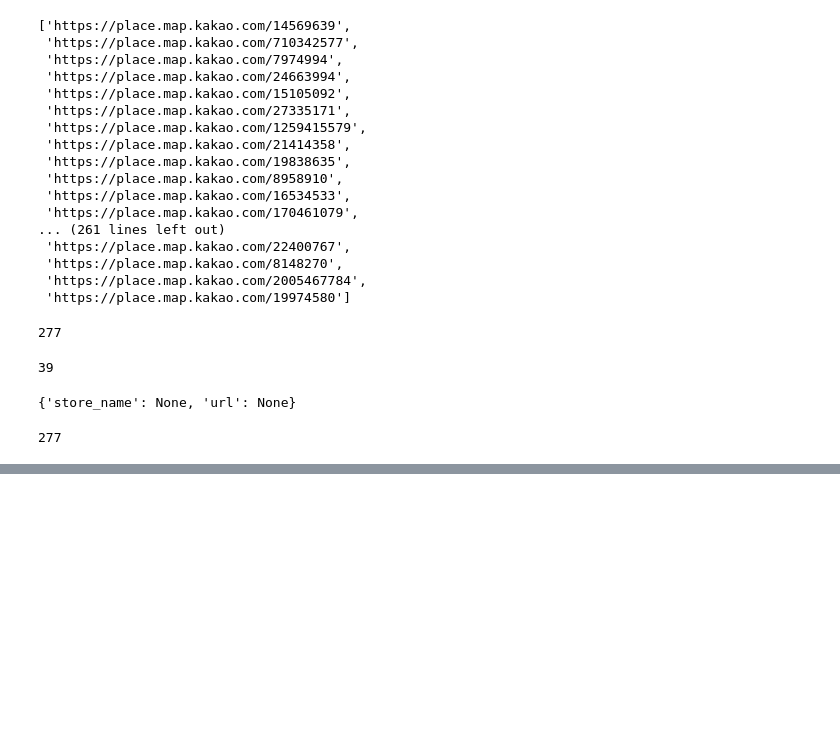
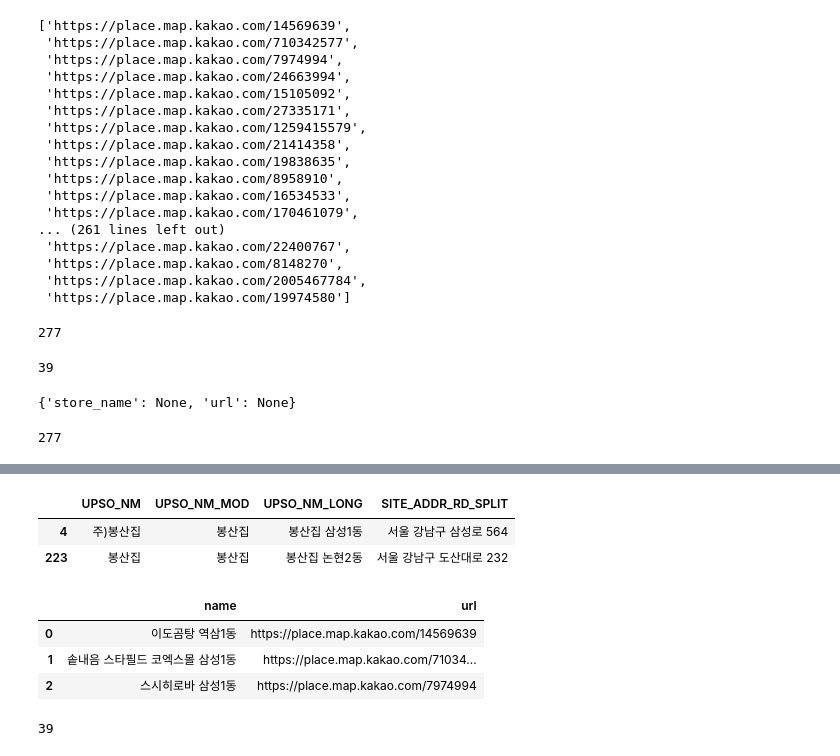
Before and after one commit to benidjor/model-restaurant-in-gangnam, a Jupyter notebook: kakaomap_crawling_pracice.ipynb, the cells around one changed output, grey strips where cells are left out. Cells and saved outputs as stored; diff of their text form; code cells hidden in the pictures; blank space fills up the shorter version.

```diff
--- a/kakaomap_crawling_pracice.ipynb
+++ b/kakaomap_crawling_pracice.ipynb
@@ -1847,0 +1866,16 @@ len(url_pages)
+# %%
+# pickle load
+with open('data/result.pkl', 'rb') as f:
+    data = pickle.load(f)
+
+# pickle 파일에서 모범음식점 지정, 신청, 취소 데이터프레임 각각 선언
+assigned_df = data["data"]["지정"]
+applied_df = data["data"]["신청"]
+canceled_df = data["data"]["취소"]
+# %%
+# 업소 이름 변경 (UPSO_NM 컬럼)
+
+# 1. "~점"으로 되어 있는 부분에서 "점" 제거
+assigned_df["UPSO_NM_MOD"] = assigned_df["UPSO_NM"].apply(lambda x: x.split("점")[0])
+# 2. "주)"로 표시된 부분
+assigned_df["UPSO_NM_MOD"] = assigned_df["UPSO_NM_MOD"].apply(lambda x: x.split("주)")[-1])
@@ -1847,0 +1935,7 @@ len(url_pages)
+# %%
+# 변경된 내용 컬럼 적용 확인 (ex-봉산집)
+assigned_df[assigned_df["UPSO_NM_MOD"] == "봉산집"][["UPSO_NM", "UPSO_NM_MOD", "UPSO_NM_LONG","SITE_ADDR_RD_SPLIT"]]
+# %% [output]
+|  | UPSO_NM | UPSO_NM_MOD | UPSO_NM_LONG | SITE_ADDR_RD_SPLIT |
+| 4 | 주)봉산집 | 봉산집 | 봉산집 삼성1동 | 서울 강남구 삼성로 564 |
+| 223 | 봉산집 | 봉산집 | 봉산집 논현2동 | 서울 강남구 도산대로 232 |
@@ -1847,0 +2570,15 @@ len(url_pages)
+# %%
+# 가게 이름, url 주소 데이터프레임 생성
+url_df = pd.DataFrame({"name" : name_pages,
+                       "url" : url_pages})
+url_df.head(3)
+# %% [output]
+|  | name | url |
+| 0 | 이도곰탕 역삼1동 | https://place.map.kakao.com/14569639 |
+| 1 | 솥내음 스타필드 코엑스몰 삼성1동 | https://place.map.kakao.com/71034... |
+| 2 | 스시히로바 삼성1동 | https://place.map.kakao.com/7974994 |
+# %%
+# 상세보기 페이지 url 불러오지 못한 것들 개수
+assigned_df.shape[0]- url_df.shape[0]
+# %% [output]
+39
```
Also changed, not shown: parts of 17 cells of this notebook, 1 other file.
